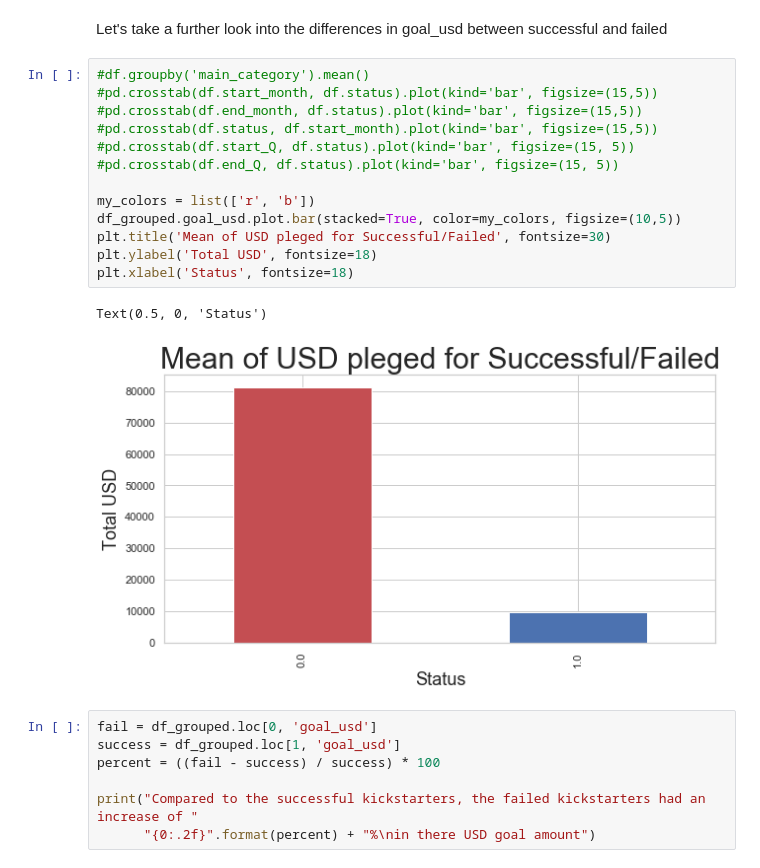
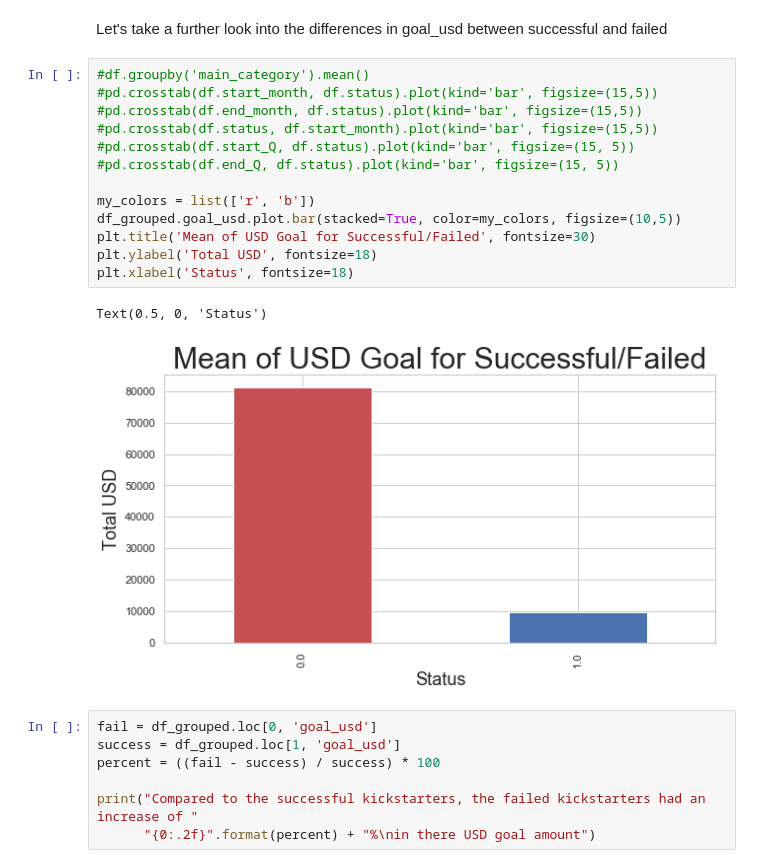
Before and after one commit to krandapus/Projects, a Jupyter notebook: FinalProject.ipynb, the cells around one changed output. Cells and saved outputs as stored; diff of their text form.

Commit message:
fix graph typo

```diff
--- a/FinalProject.ipynb
+++ b/FinalProject.ipynb
@@ -275,19 +275,19 @@ Let's take a further look into the differences in goal_usd between successful an
 # %%
 #df.groupby('main_category').mean()
 #pd.crosstab(df.start_month, df.status).plot(kind='bar', figsize=(15,5))
 #pd.crosstab(df.end_month, df.status).plot(kind='bar', figsize=(15,5))
 #pd.crosstab(df.status, df.start_month).plot(kind='bar', figsize=(15,5))
 #pd.crosstab(df.start_Q, df.status).plot(kind='bar', figsize=(15, 5))
 #pd.crosstab(df.end_Q, df.status).plot(kind='bar', figsize=(15, 5))
 
 my_colors = list(['r', 'b'])
 df_grouped.goal_usd.plot.bar(stacked=True, color=my_colors, figsize=(10,5))
-plt.title('Mean of USD pleged for Successful/Failed', fontsize=30)
+plt.title('Mean of USD Goal for Successful/Failed', fontsize=30)
 plt.ylabel('Total USD', fontsize=18)
 plt.xlabel('Status', fontsize=18)
 # %% [output]
 Text(0.5, 0, 'Status')
-[figure, old version]
+[figure, new version]
 # %%
 fail = df_grouped.loc[0, 'goal_usd']
 success = df_grouped.loc[1, 'goal_usd']
```
